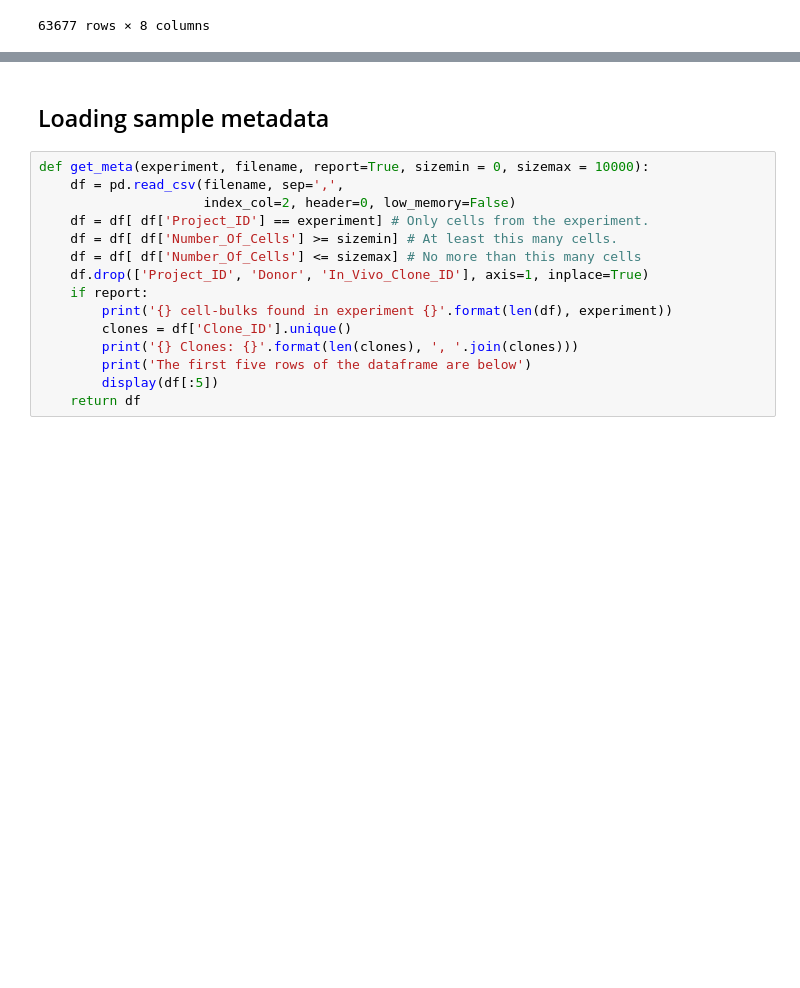
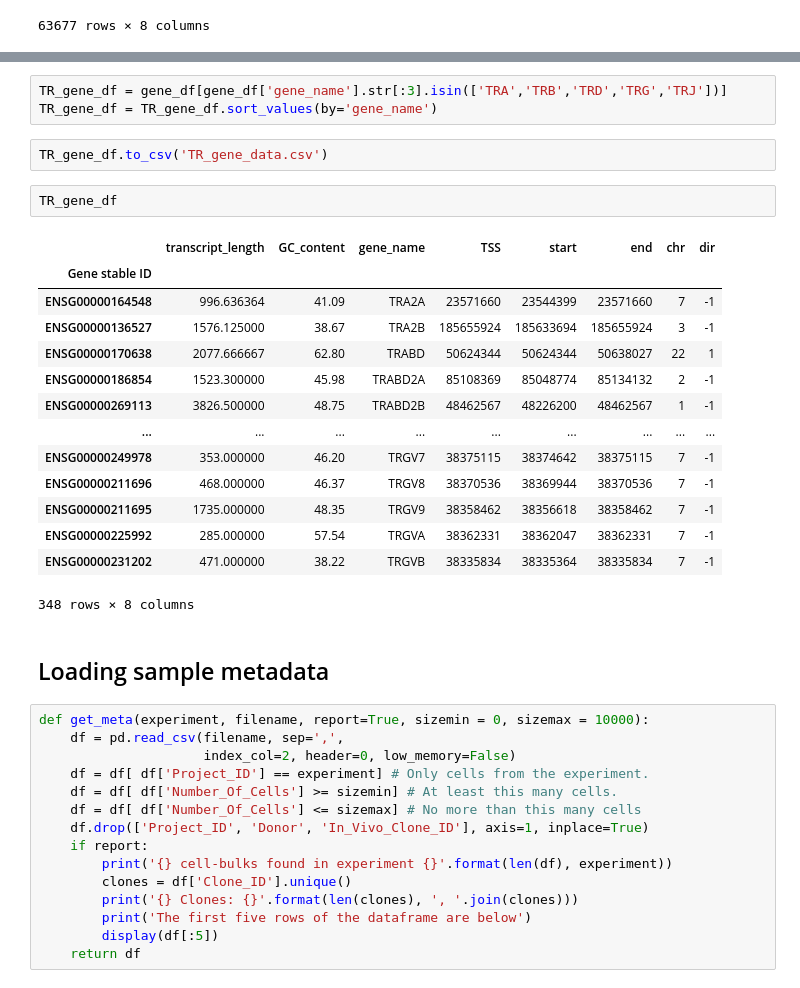
Before and after one commit to MartyWeissman/ClonalOmics, a Jupyter notebook: Data/P9855 Preprocessing with Scanpy.ipynb, the cells around one changed output, grey strips where cells are left out. Saved outputs shown, nothing was run; the diff lists cells and outputs as text; blank space fills up the shorter version.

```diff
--- a/Data/P9855 Preprocessing with Scanpy.ipynb
+++ b/Data/P9855 Preprocessing with Scanpy.ipynb
@@ -114,3 +116,25 @@ gene_df
+# %%
+TR_gene_df = gene_df[gene_df['gene_name'].str[:3].isin(['TRA','TRB','TRD','TRG','TRJ'])]
+TR_gene_df = TR_gene_df.sort_values(by='gene_name')
+# %%
+TR_gene_df.to_csv('TR_gene_data.csv')
+# %%
+TR_gene_df
+# %% [output]
+|  | transcript_length | GC_content | gene_name | TSS | start | end | chr | dir |
+| Gene stable ID |  |  |  |  |  |  |  |  |
+| ENSG00000164548 | 996.636364 | 41.09 | TRA2A | 23571660 | 23544399 | 23571660 | 7 | -1 |
+| ENSG00000136527 | 1576.125000 | 38.67 | TRA2B | 185655924 | 185633694 | 185655924 | 3 | -1 |
+| ENSG00000170638 | 2077.666667 | 62.80 | TRABD | 50624344 | 50624344 | 50638027 | 22 | 1 |
+| ENSG00000186854 | 1523.300000 | 45.98 | TRABD2A | 85108369 | 85048774 | 85134132 | 2 | -1 |
+| ENSG00000269113 | 3826.500000 | 48.75 | TRABD2B | 48462567 | 48226200 | 48462567 | 1 | -1 |
+| ... | ... | ... | ... | ... | ... | ... | ... | ... |
+| ENSG00000249978 | 353.000000 | 46.20 | TRGV7 | 38375115 | 38374642 | 38375115 | 7 | -1 |
+| ENSG00000211696 | 468.000000 | 46.37 | TRGV8 | 38370536 | 38369944 | 38370536 | 7 | -1 |
+| ENSG00000211695 | 1735.000000 | 48.35 | TRGV9 | 38358462 | 38356618 | 38358462 | 7 | -1 |
+| ENSG00000225992 | 285.000000 | 57.54 | TRGVA | 38362331 | 38362047 | 38362331 | 7 | -1 |
+| ENSG00000231202 | 471.000000 | 38.22 | TRGVB | 38335834 | 38335364 | 38335834 | 7 | -1 |
+348 rows × 8 columns
 # %% [markdown]
 ## Loading sample metadata
 # %%
```
Also changed, not shown: parts of 28 cells of this notebook, 2 other files.
